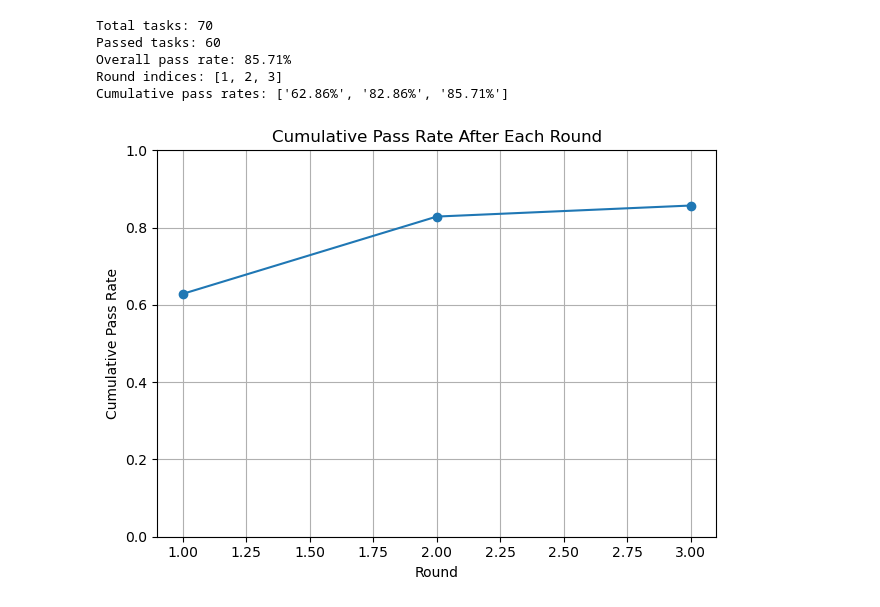
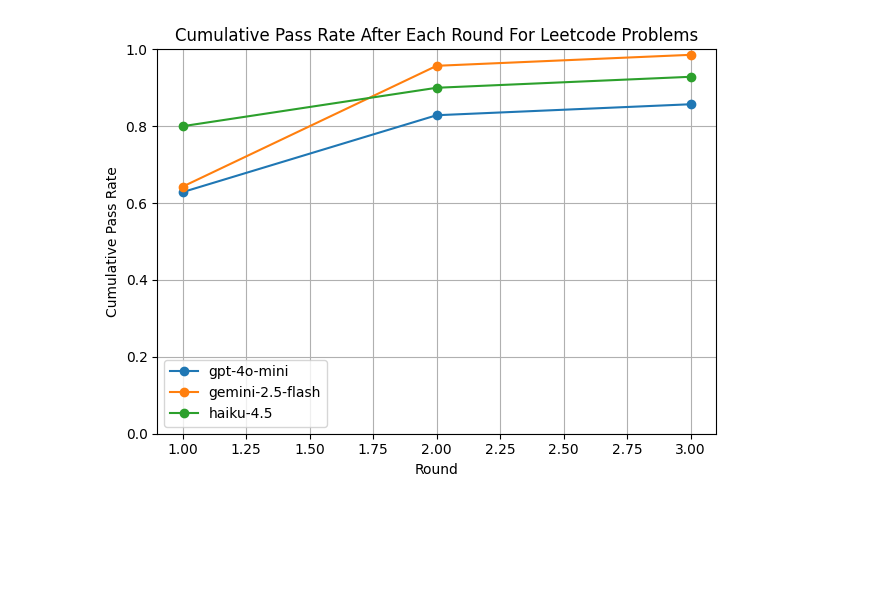
Before and after one commit to ZeSun037/go-code-generation-agency, a Jupyter notebook: src/data_analysis.ipynb, the cells around one changed output. Cells and saved outputs as stored; diff of their text form; code cells hidden in the pictures; blank space fills up the shorter version.

```diff
--- a/src/data_analysis.ipynb
+++ b/src/data_analysis.ipynb
@@ -87,6 +87,7 @@ def count_verifier_errors(records):
     每一条 error 计为 1 次
     """
     counter = Counter()
+    ratio = 52 / len(records)
     for r in records:
         rounds = r.get("rounds", [])
         for rd in rounds:
@@ -94,6 +95,8 @@ def count_verifier_errors(records):
             for err in errors:
                 verifier = err.get("verifier", "UNKNOWN")
                 counter[verifier] += 1
+    for v in list(counter.keys()):
+        counter[v] *= ratio
     return counter
 
 
@@ -132,7 +135,7 @@ def plot_verifier_error_counts(counter):
 #    - 每轮之后的累计通过率折线图
 #    - 每种 verifier 报错数量的柱状图
 
-folder_path = "/home/fanbao/291P/go-code-generation-agency/benchmark/concurrency/results/gemini"  # TODO: 改成你的实际路径，例如 "benchmark/concurrency/results"
+folder_path = "../benchmark/concurrency/results/gemini"  # TODO: 改成你的实际路径，例如 "benchmark/concurrency/results"
 
 records = load_json_files(folder_path)
 
@@ -323,34 +224,24 @@ Verifier error counts:
 # %%
-# ==== 使用说明 ====
-# 1. 把下面的 folder_path 改成你的 .json 文件所在的目录
-# 2. 运行本 cell，即可看到：
-#    - 总任务数、通过任务数、总通过率
-#    - 每轮之后的累计通过率折线图
-#    - 每种 verifier 报错数量的柱状图
+plt.figure()
+folder_path = "../benchmark/coding/results"
+providers = ["openai", "gemini", "anthropic"]
+models = ["gpt-4o-mini", "gemini-2.5-flash", "haiku-4.5"]
 
-folder_path = "/home/fanbao/291P/go-code-generation-agency/benchmark/coding/results/openai"  # TODO: 改成你的实际路径，例如 "benchmark/concurrency/results"
 
-records = load_json_files(folder_path)
+for provider,model in zip(providers, models):
+    result_path = os.path.join(folder_path, provider)
+    records = load_json_files(result_path)
 
-if not records:
-    print("No valid JSON records found. Check folder_path.")
-else:
-    # 1. 总通过率（最终 pass）
-    rate, passed, total = compute_overall_pass_rate(records)
-    print(f"Total tasks: {total}")
-    print(f"Passed tasks: {passed}")
-    print(f"Overall pass rate: {rate:.2%}")
+    round_indices, cumulative_rates = compute_cumulative_pass_rate_by_round(records)
+    plt.plot(round_indices, cumulative_rates, marker="o", label = model)
 
-    # 2. 每轮之后的累计通过率折线图
-    round_indices, cumulative_rates = compute_cumulative_pass_rate_by_round(records)
-    if round_indices:
-        print("Round indices:", round_indices)
-        print("Cumulative pass rates:", [f"{r:.2%}" for r in cumulative_rates])
-        plot_pass_rate_by_round(round_indices, cumulative_rates)
+plt.legend()
+plt.xlabel("Round")
+plt.ylabel("Cumulative Pass Rate")
+plt.title("Cumulative Pass Rate After Each Round For Leetcode Problems")
+plt.ylim(0, 1)
+plt.grid(True)
+plt.tight_layout()
+plt.show()
 # %% [output]
-Total tasks: 70
-Passed tasks: 60
-Overall pass rate: 85.71%
-Round indices: [1, 2, 3]
-Cumulative pass rates: ['62.86%', '82.86%', '85.71%']
-[figure, old version]
+[figure, new version]
```
Also changed, not shown: parts of 6 cells of this notebook.
